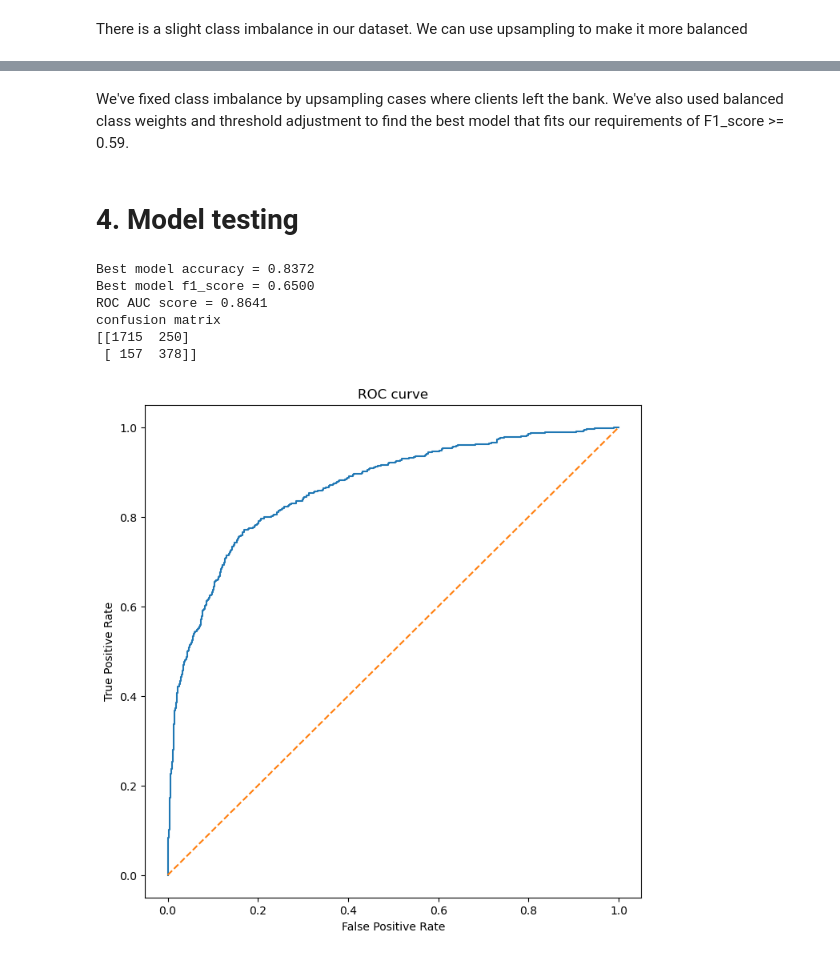
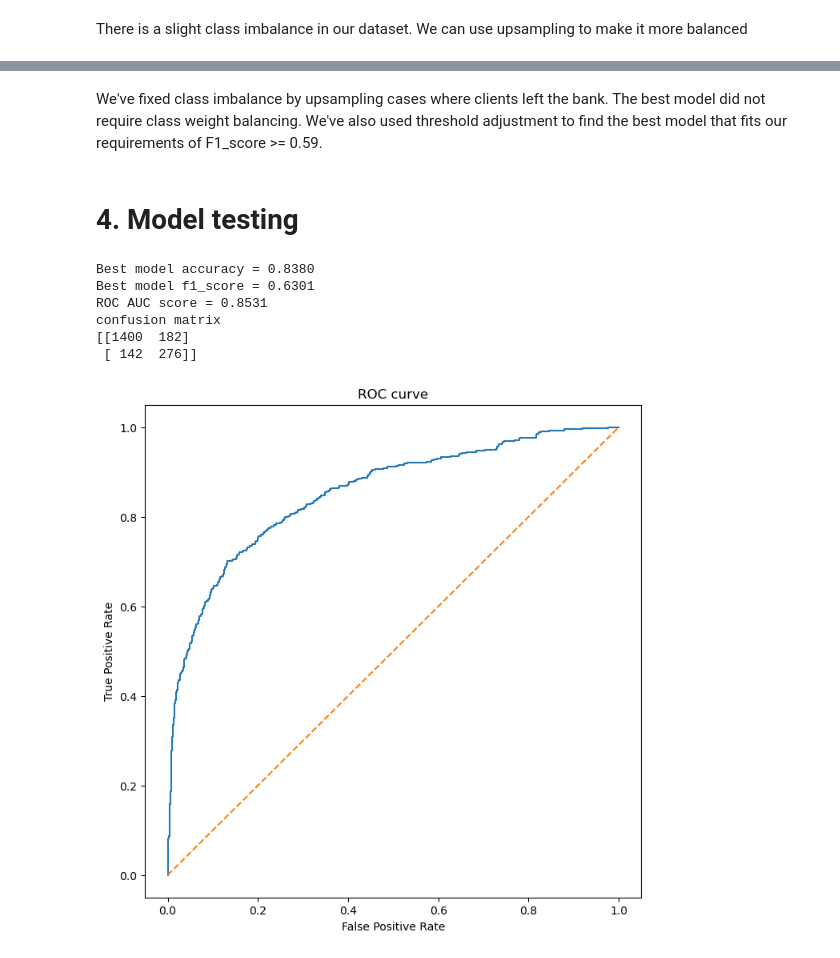
Before and after one commit to makstheimba/ds-analyze-beta-bank-churn, a Jupyter notebook: main.ipynb, the cells around one changed output, grey strips where cells are left out. Cells and saved outputs as stored; diff of their text form; code cells hidden in the pictures.

```diff
--- a/main.ipynb
+++ b/main.ipynb
@@ -114,15 +114,21 @@ We have data for all of the rows. The only Null values we have a for Tenure colu
 target = df['Exited']
 features = df.drop('Exited', axis=1)
 
-features_train, features_valid, target_train, target_valid = train_test_split(
-    features, target, test_size=0.25, random_state=12345
+features_train, features_other, target_train, target_other = train_test_split(
+    features, target, test_size=0.4, random_state=12345
+)
+
+features_test, features_valid, target_test, target_valid = train_test_split(
+    features_other, target_other, test_size=0.5, random_state=12345
 )
 
 model = RandomForestClassifier(random_state=12345)
 model.fit(features_train, target_train)
 
 predictions_valid = model.predict(features_valid)
+probs = model.predict_proba(features_valid)
 print('Accuracy for a pilot model', accuracy_score(target_valid, predictions_valid))
+print('f1_score', f1_score(target_valid, predictions_valid))
+print('ROC AUC score = {:.4f}'.format(roc_auc_score(target_valid, probs[:, 1])))
 print('confusion matrix\n', confusion_matrix(target_valid, predictions_valid), sep='')
-print('f1_score', f1_score(target_valid, predictions_valid))
 # %% [output]
@@ -136,6 +153,17 @@ Let's do a sanity check for our base model
 # %%
 target_pred_constant = pd.Series(False, index=target_valid.index)
 print('Accuracy for a constant model', accuracy_score(target_valid, target_pred_constant))
+print('f1_score', f1_score(target_valid, target_pred_constant))
+print('ROC AUC score = {:.4f}'.format(roc_auc_score(target_valid, target_pred_constant)))
 print('confusion matrix\n', confusion_matrix(target_valid, target_pred_constant), sep='')
-print('f1_score', f1_score(target_valid, target_pred_constant))
+
+tpr, fpr, threshold = roc_curve(target_valid, target_pred_constant)
+
+plt.figure(figsize=(8, 8))
+plt.plot(tpr, fpr)
+plt.plot([0, 1], [0, 1], linestyle='--')
+plt.title('ROC curve')
+plt.xlabel('False Positive Rate')
+plt.ylabel('True Positive Rate')
+plt.show()
 # %% [output]
@@ -216,36 +245,36 @@ Threshold = 0.53 | F1_score = 0.650, Accuracy = 0.8372, Estimators = 90, Depth =
 # %% [markdown]
-We've fixed class imbalance by upsampling cases where clients left the bank. We've also used balanced class weights and threshold adjustment to find the best model that fits our requirements of F1_score >= 0.59.
+We've fixed class imbalance by upsampling cases where clients left the bank. The best model did not require class weight balancing. We've also used threshold adjustment to find the best model that fits our requirements of F1_score >= 0.59.
 # %% [markdown]
 # 4. Model testing
 # %%
-best_model = RandomForestClassifier(n_estimators=best_est, max_depth=best_depth, random_state=12345, class_weight='balanced')
+best_model = RandomForestClassifier(n_estimators=best_est, max_depth=best_depth, random_state=12345, class_weight=best_class_weight)
 best_model.fit(features_upsampled, target_upsampled)
 
-probs = best_model.predict_proba(features_valid)
-predicted_valid = probs[:, 1] > best_threshold
+probs = best_model.predict_proba(features_test)
+predicted_test = probs[:, 1] > best_threshold
 
-print('Best model accuracy = {:.4f}'.format(accuracy_score(target_valid, predicted_valid)))
-print('Best model f1_score = {:.4f}'.format(f1_score(target_valid, predicted_valid)))
-print('ROC AUC score = {:.4f}'.format(roc_auc_score(target_valid, probs[:, 1])))
-print('confusion matrix\n', confusion_matrix(target_valid, predicted_valid), sep='')
+print('Best model accuracy = {:.4f}'.format(accuracy_score(target_test, predicted_test)))
+print('Best model f1_score = {:.4f}'.format(f1_score(target_test, predicted_test)))
+print('ROC AUC score = {:.4f}'.format(roc_auc_score(target_test, probs[:, 1])))
+print('confusion matrix\n', confusion_matrix(target_test, predicted_test), sep='')
 # %% [output]
-Best model accuracy = 0.8372
-Best model f1_score = 0.6500
-ROC AUC score = 0.8641
+Best model accuracy = 0.8380
+Best model f1_score = 0.6301
+ROC AUC score = 0.8531
 confusion matrix
-[[1715  250]
- [ 157  378]]
+[[1400  182]
+ [ 142  276]]
 # %%
-tpr, fpr, threshold = roc_curve(target_valid, probs[:, 1])
+tpr, fpr, threshold = roc_curve(target_test, probs[:, 1])
 
 plt.figure(figsize=(8, 8))
 plt.plot(tpr, fpr)
 plt.plot([0, 1], [0, 1], linestyle='--')
 plt.title('ROC curve')
 plt.xlabel('False Positive Rate')
 plt.ylabel('True Positive Rate')
 plt.show()
 # %% [output]
-[figure, old version]
+[figure, new version]
 # %% [markdown]
 # Conclusion
```
Also changed, not shown: parts of 7 cells of this notebook.
